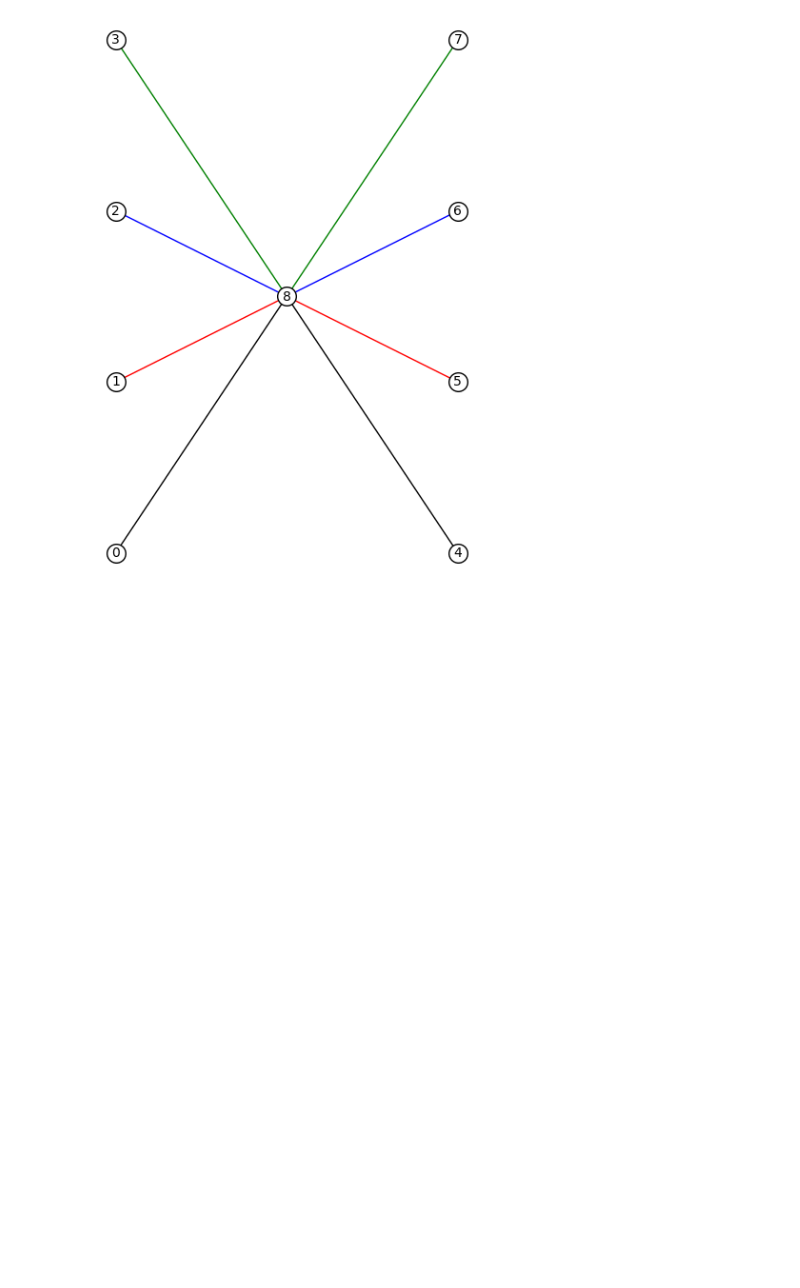
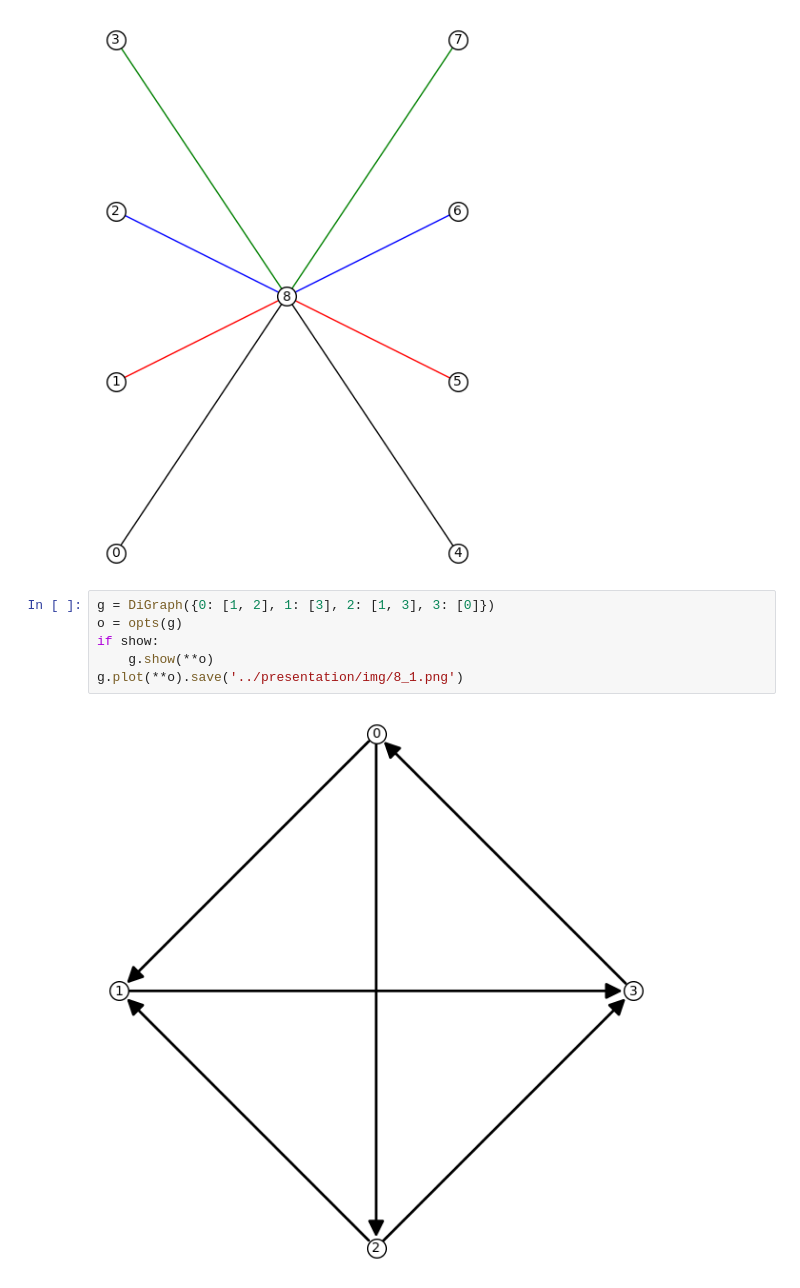
Before and after one commit to tarasyarema/orientations, a Jupyter notebook: tests.ipynb, the cells around one changed output. Drawn from its saved outputs; the diff is of its cells as text; blank space fills up the shorter version.

```diff
--- a/tests.ipynb
+++ b/tests.ipynb
@@ -278,3 +278,11 @@ g.plot(**o).save('../presentation/img/7_2.png')
 # %% [output]
 [figure]
 [figure]
+# %%
+g = DiGraph({0: [1, 2], 1: [3], 2: [1, 3], 3: [0]})
+o = opts(g)
+if show:
+    g.show(**o)
+g.plot(**o).save('../presentation/img/8_1.png')
+# %% [output]
+[figure, added]
```
Also changed, not shown: parts of 2 cells of this notebook.
